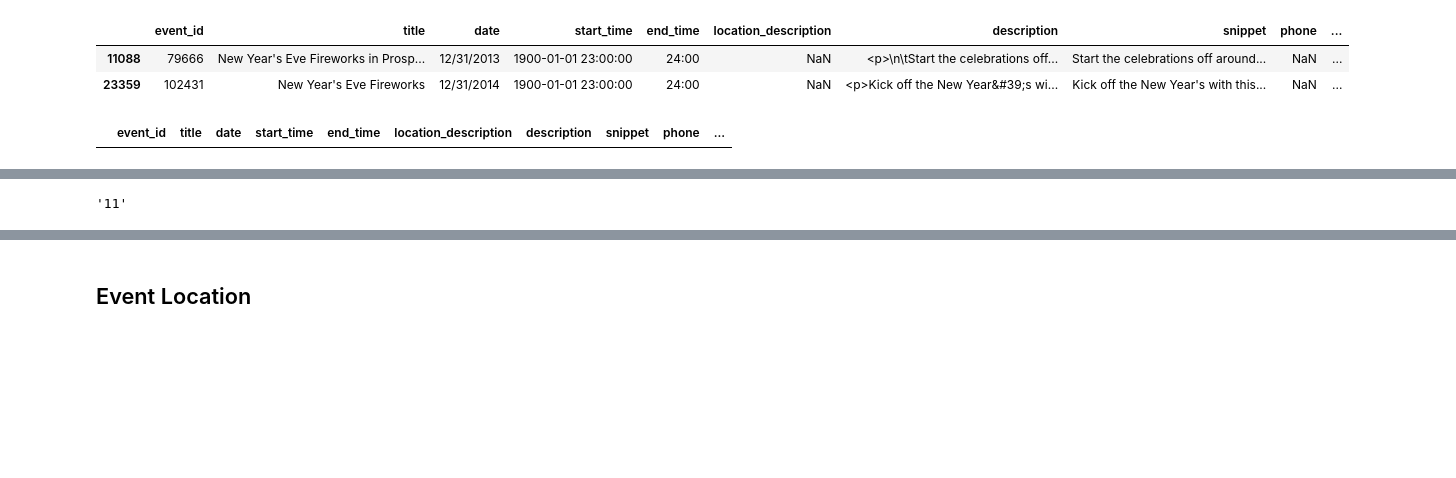
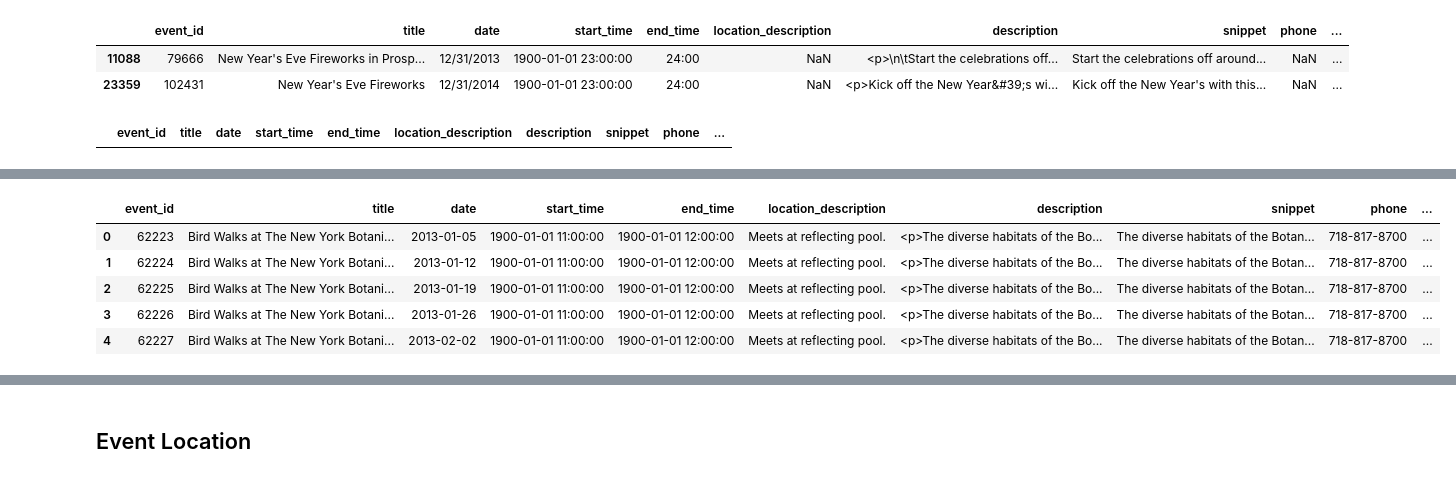
Before and after one commit to inistar/taxi-requests-ds, a Jupyter notebook: EDA.ipynb, the cells around one changed output, grey strips where cells are left out. Saved outputs shown, nothing was run; the diff lists cells and outputs as text; code cells hidden in the pictures; blank space fills up the shorter version.

```diff
--- a/EDA.ipynb
+++ b/EDA.ipynb
@@ -70,7 +66,18 @@ Timestamp('1900-01-01 13:00:00')
 # %%
 event_list_df['event_duration'] = ((event_list_df.end_time-event_list_df.start_time).dt.total_seconds())/60
 # %%
-str(event_list_df.start_time.dt.time[0]).split(":")[0]
+# str(event_list_df.start_time.dt.time[0]).split(":")[0]
-# %% [output]
-'11'
+# %%
+event_list_df['DOW'] = event_list_df.date.dt.weekday_name
+# %%
+event_list_df['TOD'] = event_list_df.start_time.dt.hour
+# %%
+event_list_df.head()
+# %% [output]
+|  | event_id | title | date | start_time | end_time | location_description | description | snippet | phone | ... |
+| 0 | 62223 | Bird Walks at The New York Botani... | 2013-01-05 | 1900-01-01 11:00:00 | 1900-01-01 12:00:00 | Meets at reflecting pool. | <p>The diverse habitats of the Bo... | The diverse habitats of the Botan... | 718-817-8700 | ... |
+| 1 | 62224 | Bird Walks at The New York Botani... | 2013-01-12 | 1900-01-01 11:00:00 | 1900-01-01 12:00:00 | Meets at reflecting pool. | <p>The diverse habitats of the Bo... | The diverse habitats of the Botan... | 718-817-8700 | ... |
+| 2 | 62225 | Bird Walks at The New York Botani... | 2013-01-19 | 1900-01-01 11:00:00 | 1900-01-01 12:00:00 | Meets at reflecting pool. | <p>The diverse habitats of the Bo... | The diverse habitats of the Botan... | 718-817-8700 | ... |
+| 3 | 62226 | Bird Walks at The New York Botani... | 2013-01-26 | 1900-01-01 11:00:00 | 1900-01-01 12:00:00 | Meets at reflecting pool. | <p>The diverse habitats of the Bo... | The diverse habitats of the Botan... | 718-817-8700 | ... |
+| 4 | 62227 | Bird Walks at The New York Botani... | 2013-02-02 | 1900-01-01 11:00:00 | 1900-01-01 12:00:00 | Meets at reflecting pool. | <p>The diverse habitats of the Bo... | The diverse habitats of the Botan... | 718-817-8700 | ... |
 # %%
```
Also changed, not shown: parts of 27 cells of this notebook.
